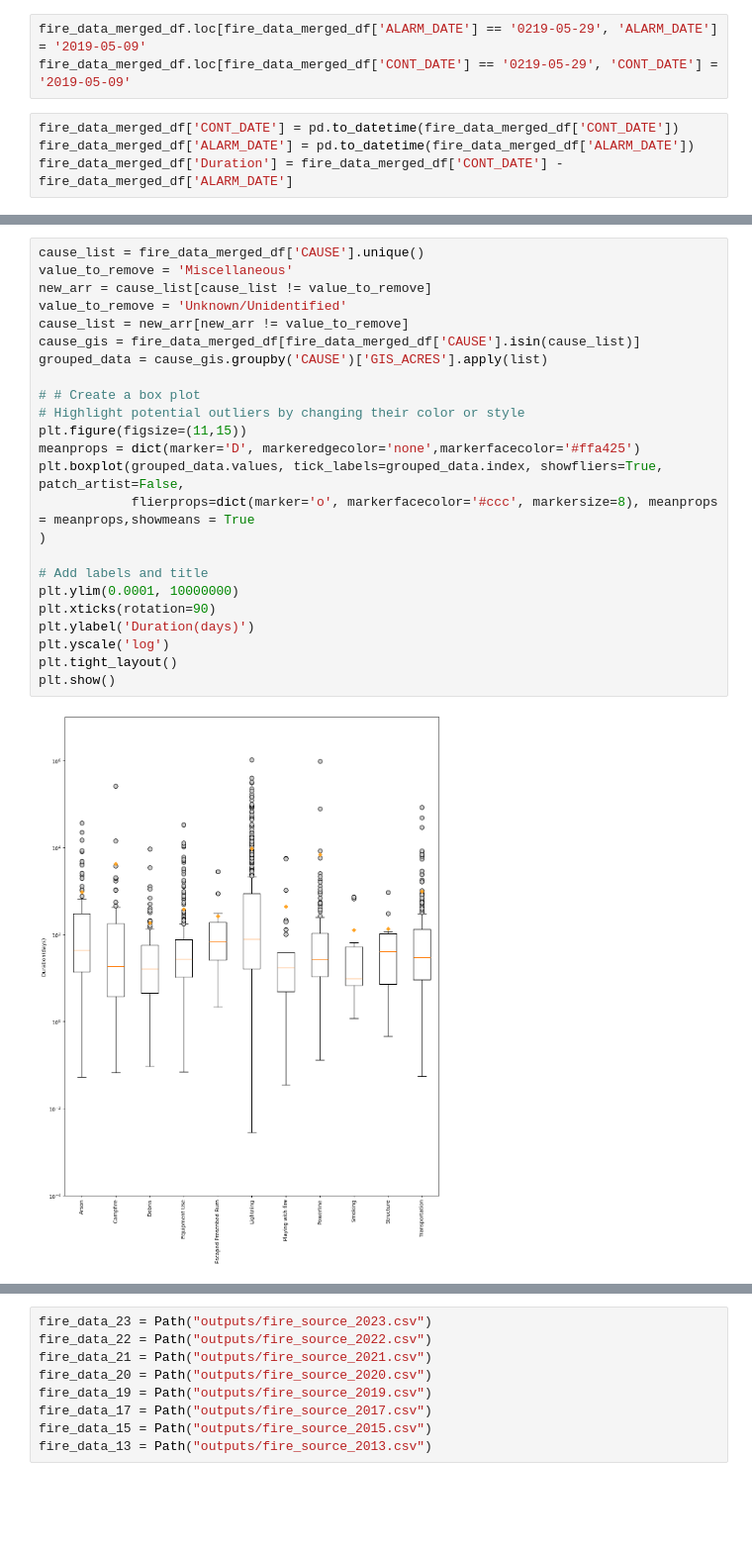
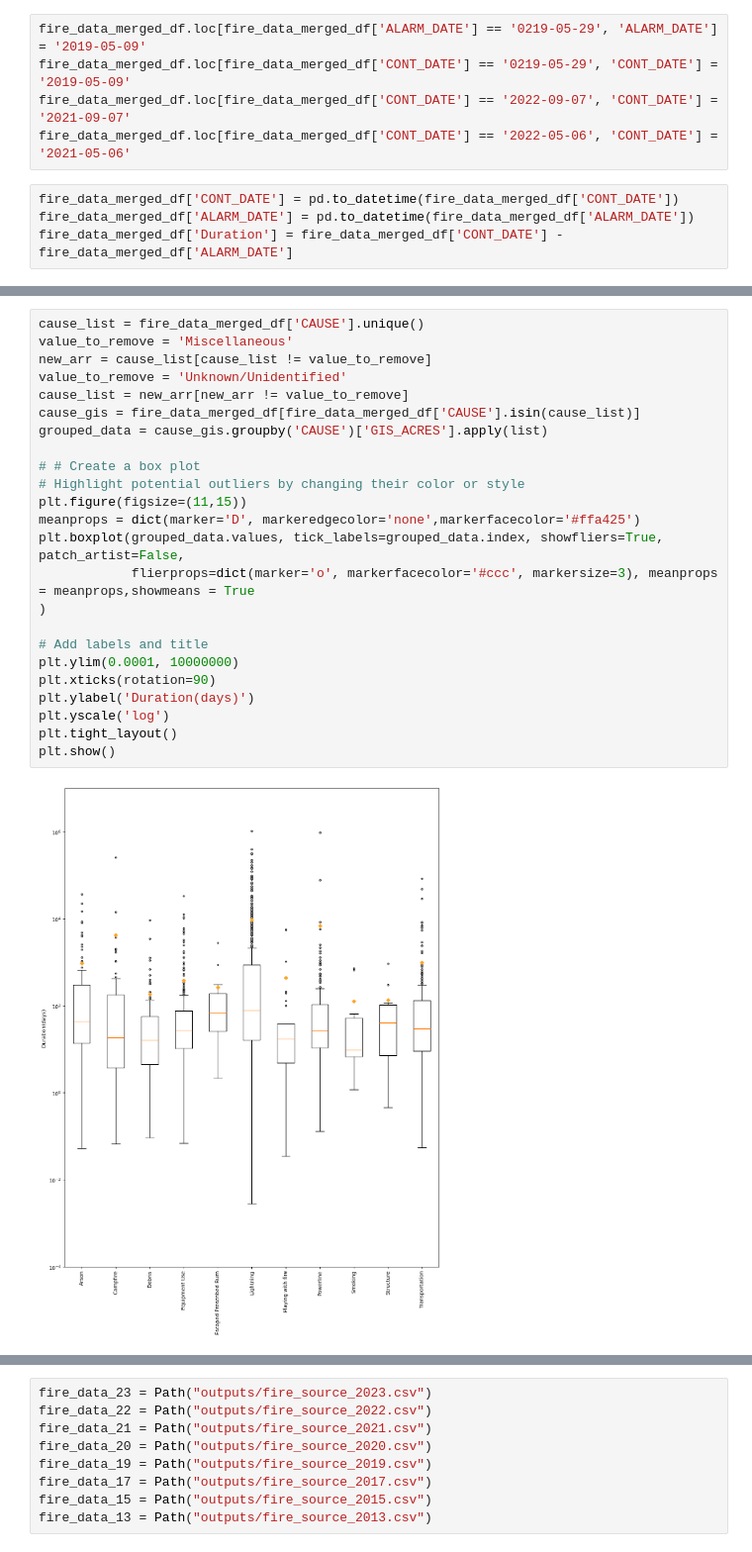
Before and after one commit to epsilonite/pandas-project, a Jupyter notebook: California Wildfire Seasonality/Long/Merged_Ignition_Source.ipynb, the cells around one changed output, grey strips where cells are left out. Shown: that part at 99% size. Cells and saved outputs as stored; diff of their text form; blank space fills up the shorter version.

```diff
--- a/California Wildfire Seasonality/Long/Merged_Ignition_Source.ipynb
+++ b/California Wildfire Seasonality/Long/Merged_Ignition_Source.ipynb
@@ -22,6 +22,8 @@ fire_data_merged_df.head()
 # %%
 fire_data_merged_df.loc[fire_data_merged_df['ALARM_DATE'] == '0219-05-29', 'ALARM_DATE'] = '2019-05-09'
 fire_data_merged_df.loc[fire_data_merged_df['CONT_DATE'] == '0219-05-29', 'CONT_DATE'] = '2019-05-09'
+fire_data_merged_df.loc[fire_data_merged_df['CONT_DATE'] == '2022-09-07', 'CONT_DATE'] = '2021-09-07'
+fire_data_merged_df.loc[fire_data_merged_df['CONT_DATE'] == '2022-05-06', 'CONT_DATE'] = '2021-05-06'
 # %%
 fire_data_merged_df['CONT_DATE'] = pd.to_datetime(fire_data_merged_df['CONT_DATE'])
 fire_data_merged_df['ALARM_DATE'] = pd.to_datetime(fire_data_merged_df['ALARM_DATE'])
@@ -39,29 +55,29 @@ For example, when doing 'df[col].method(value, inplace=True)', try using 'df.met
 # %%
 cause_list = fire_data_merged_df['CAUSE'].unique()
 value_to_remove = 'Miscellaneous'
 new_arr = cause_list[cause_list != value_to_remove]
 value_to_remove = 'Unknown/Unidentified'
 cause_list = new_arr[new_arr != value_to_remove]
 cause_gis = fire_data_merged_df[fire_data_merged_df['CAUSE'].isin(cause_list)]
 grouped_data = cause_gis.groupby('CAUSE')['GIS_ACRES'].apply(list)
 
 # # Create a box plot
 # Highlight potential outliers by changing their color or style
 plt.figure(figsize=(11,15))
 meanprops = dict(marker='D', markeredgecolor='none',markerfacecolor='#ffa425')
 plt.boxplot(grouped_data.values, tick_labels=grouped_data.index, showfliers=True, patch_artist=False,
-            flierprops=dict(marker='o', markerfacecolor='#ccc', markersize=8), meanprops = meanprops,showmeans = True
+            flierprops=dict(marker='o', markerfacecolor='#ccc', markersize=3), meanprops = meanprops,showmeans = True
 )
 
 # Add labels and title
 plt.ylim(0.0001, 10000000)
 plt.xticks(rotation=90)
 plt.ylabel('Duration(days)')
 plt.yscale('log')
 plt.tight_layout()
 plt.show()
 # %% [output]
-[figure, old version]
+[figure, new version]
 # %%
 fire_data_merged_df['Duration_days'] = fire_data_merged_df['Duration'].dt.days
 fire_data_merged_df.sort_values(by='Duration')
```
Also changed, not shown: parts of 3 cells of this notebook, 5 other files.
